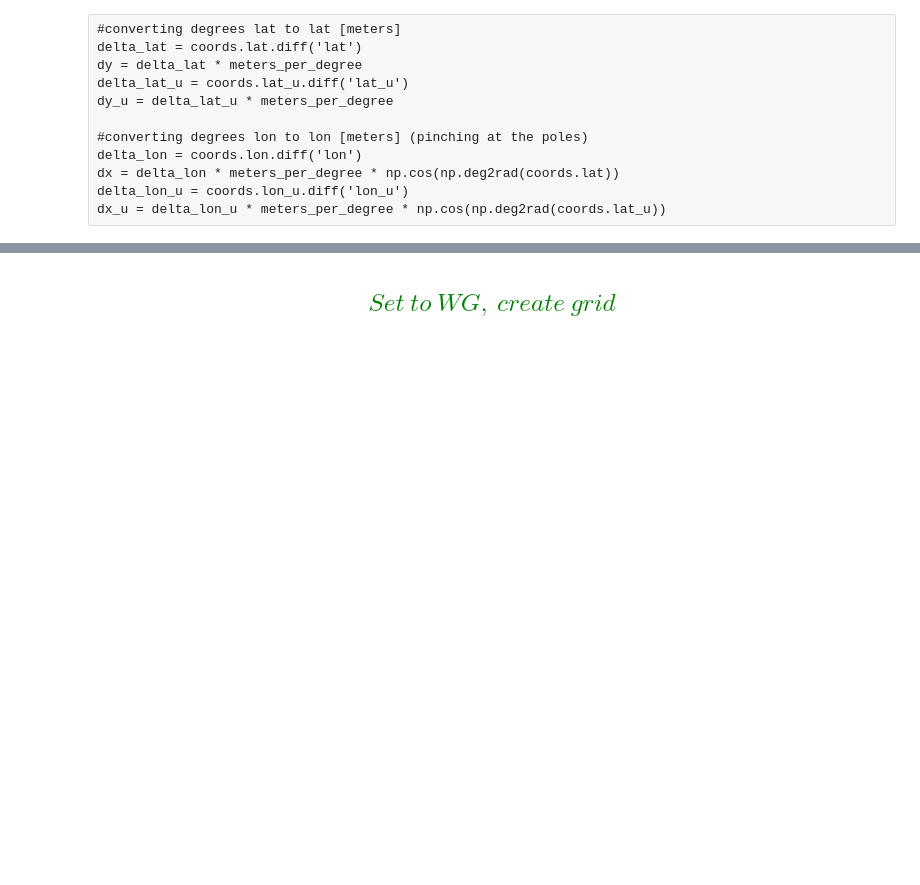
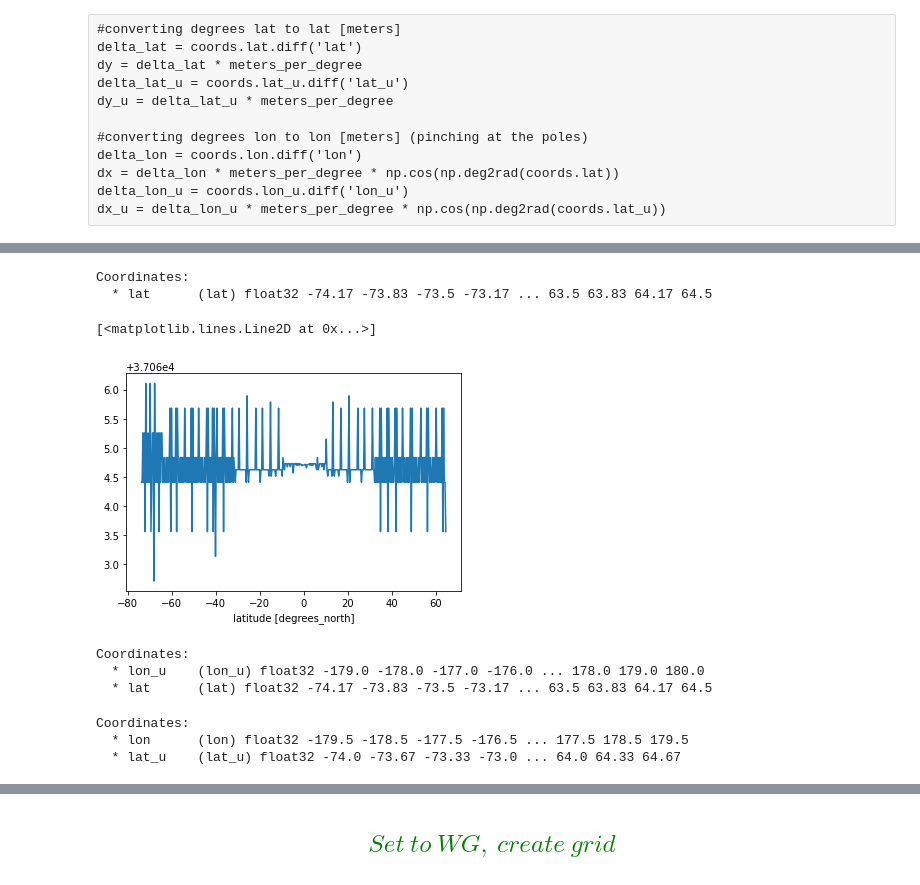
Before and after one commit to ocean-transport/WMT-project, a Jupyter notebook: GODAS/GODAS.ipynb, the cells around one changed output, grey strips where cells are left out. Drawn from its saved outputs; the diff is of its cells as text; code cells hidden in the pictures; blank space fills up the shorter version.

```diff
--- a/GODAS/GODAS.ipynb
+++ b/GODAS/GODAS.ipynb
@@ -189,8 +138,8 @@ coords.lon.diff('lon').plot()
 # %%
 #converting degrees lat to lat [meters]
-delta_lat = grid.diff(coords.lat, 'Y', boundary='fill')
+delta_lat = grid.diff(coords.lat, 'Y', boundary='fill', fill_value=np.nan)
 dy = delta_lat * meters_per_degree
-delta_lat_u = grid.diff(coords.lat_u, 'Y', boundary='fill')
+delta_lat_u = grid.diff(coords.lat_u, 'Y', boundary='fill', fill_value=np.nan)
 dy_u = delta_lat_u * meters_per_degree
 
 #converting degrees lon to lon [meters] (pinching at the poles)
@@ -209,0 +152,22 @@ NameError: name 'grid' is not defined
+# %%
+dy_u.coords
+# %% [output]
+Coordinates:
+  * lat      (lat) float32 -74.17 -73.83 -73.5 -73.17 ... 63.5 63.83 64.17 64.5
+# %%
+dy_u.plot()
+# %% [output]
+[<matplotlib.lines.Line2D at 0x...>]
+[figure, added]
+# %%
+dx.coords
+# %% [output]
+Coordinates:
+  * lon_u    (lon_u) float32 -179.0 -178.0 -177.0 -176.0 ... 178.0 179.0 180.0
+  * lat      (lat) float32 -74.17 -73.83 -73.5 -73.17 ... 63.5 63.83 64.17 64.5
+# %%
+dx_u.coords
+# %% [output]
+Coordinates:
+  * lon      (lon) float32 -179.5 -178.5 -177.5 -176.5 ... 177.5 178.5 179.5
+  * lat_u    (lat_u) float32 -74.0 -73.67 -73.33 -73.0 ... 64.0 64.33 64.67
```
Also changed, not shown: parts of 21 cells of this notebook.
